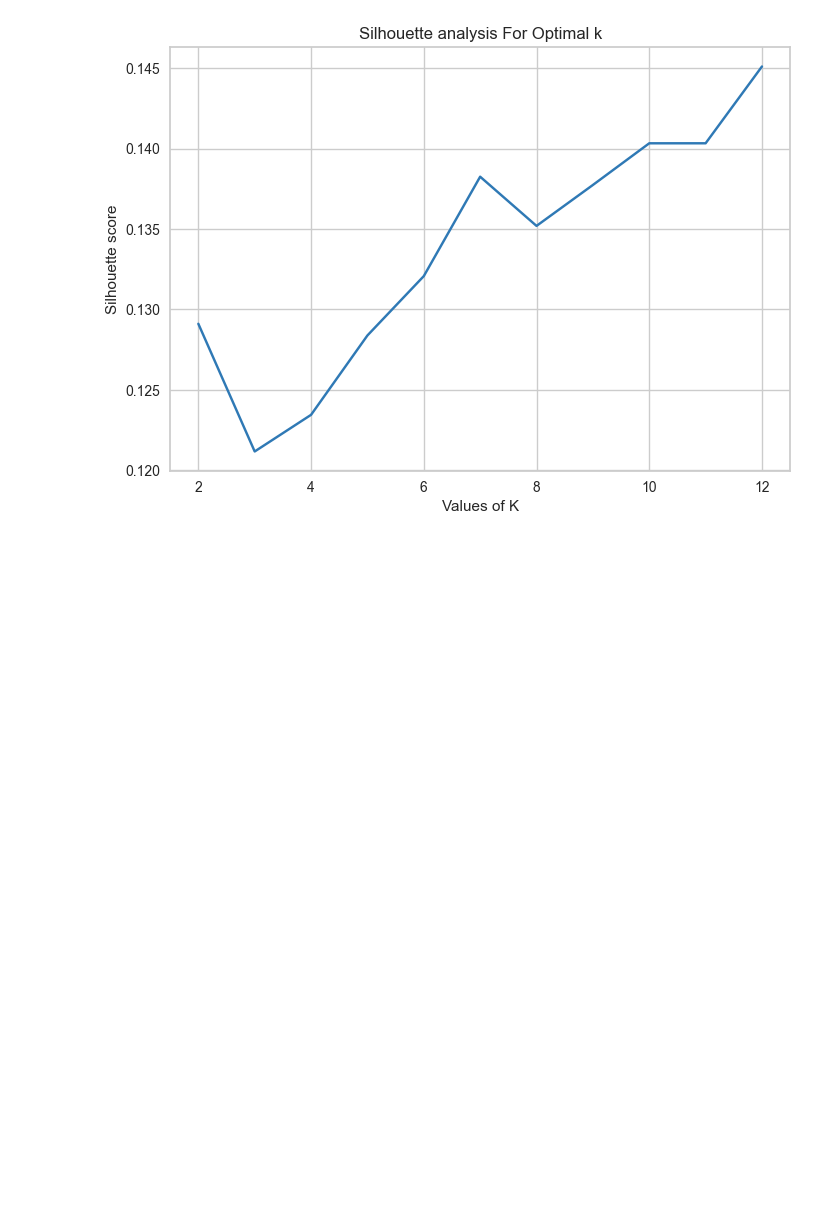
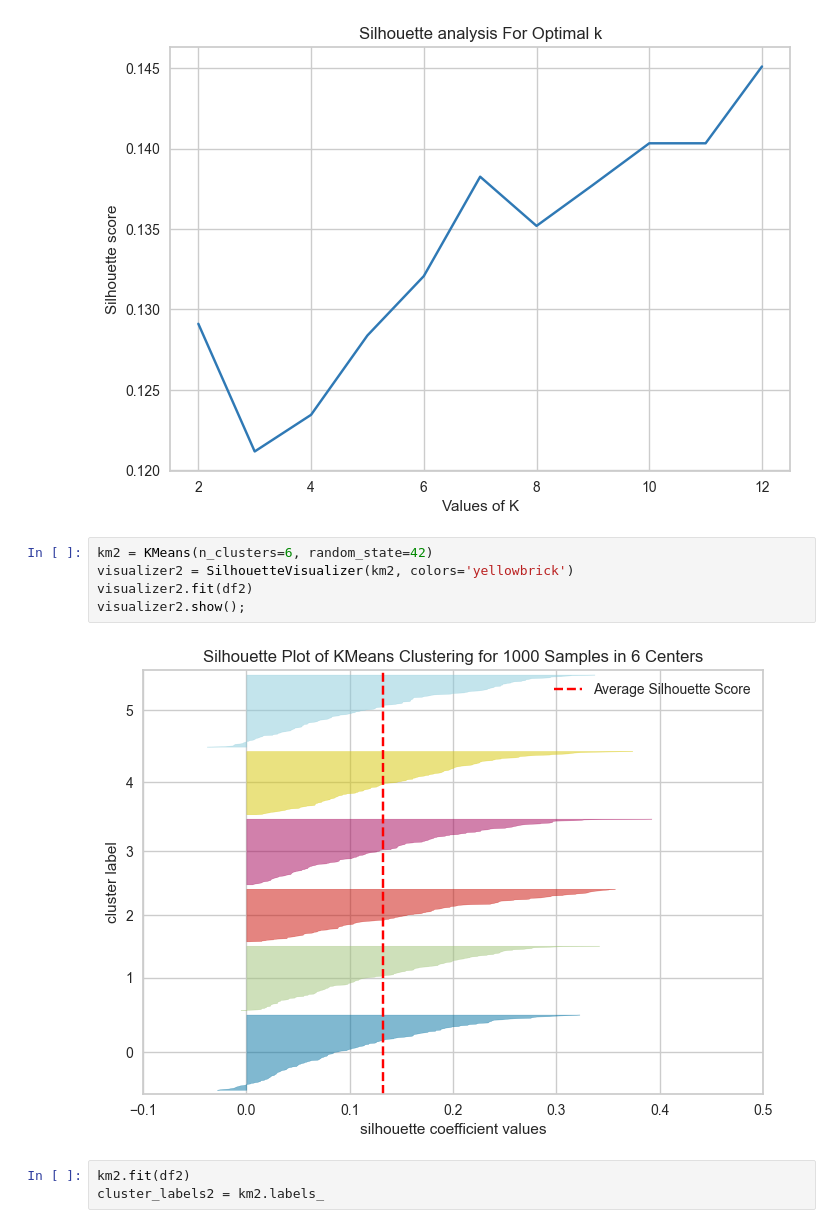
Before and after one commit to AThompson04/customer-segmentation, a Jupyter notebook: notebooks/model.ipynb, the cells around one changed output. Saved outputs shown, nothing was run; the diff lists cells and outputs as text; blank space fills up the shorter version.

Commit message:
Updated Readme and more to alternative KMeans

```diff
--- a/notebooks/model.ipynb
+++ b/notebooks/model.ipynb
@@ -414,3 +414,13 @@ plt.title("Silhouette analysis For Optimal k")
 plt.show()
 # %% [output]
 [figure]
+# %%
+km2 = KMeans(n_clusters=6, random_state=42)
+visualizer2 = SilhouetteVisualizer(km2, colors='yellowbrick')
+visualizer2.fit(df2)
+visualizer2.show();
+# %% [output]
+[figure, added]
+# %%
+km2.fit(df2)
+cluster_labels2 = km2.labels_
```
Also changed, not shown: parts of 5 cells of this notebook, 1 other file.
